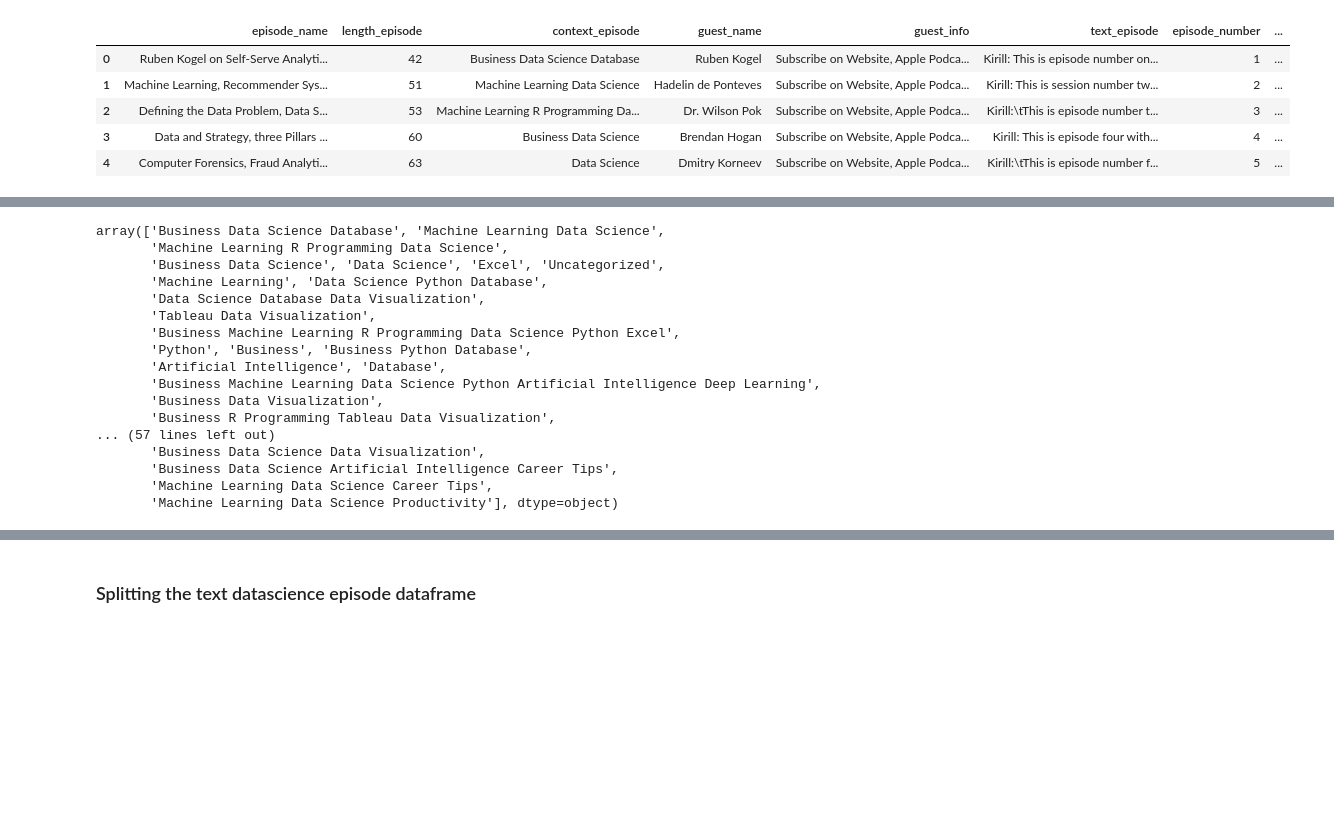
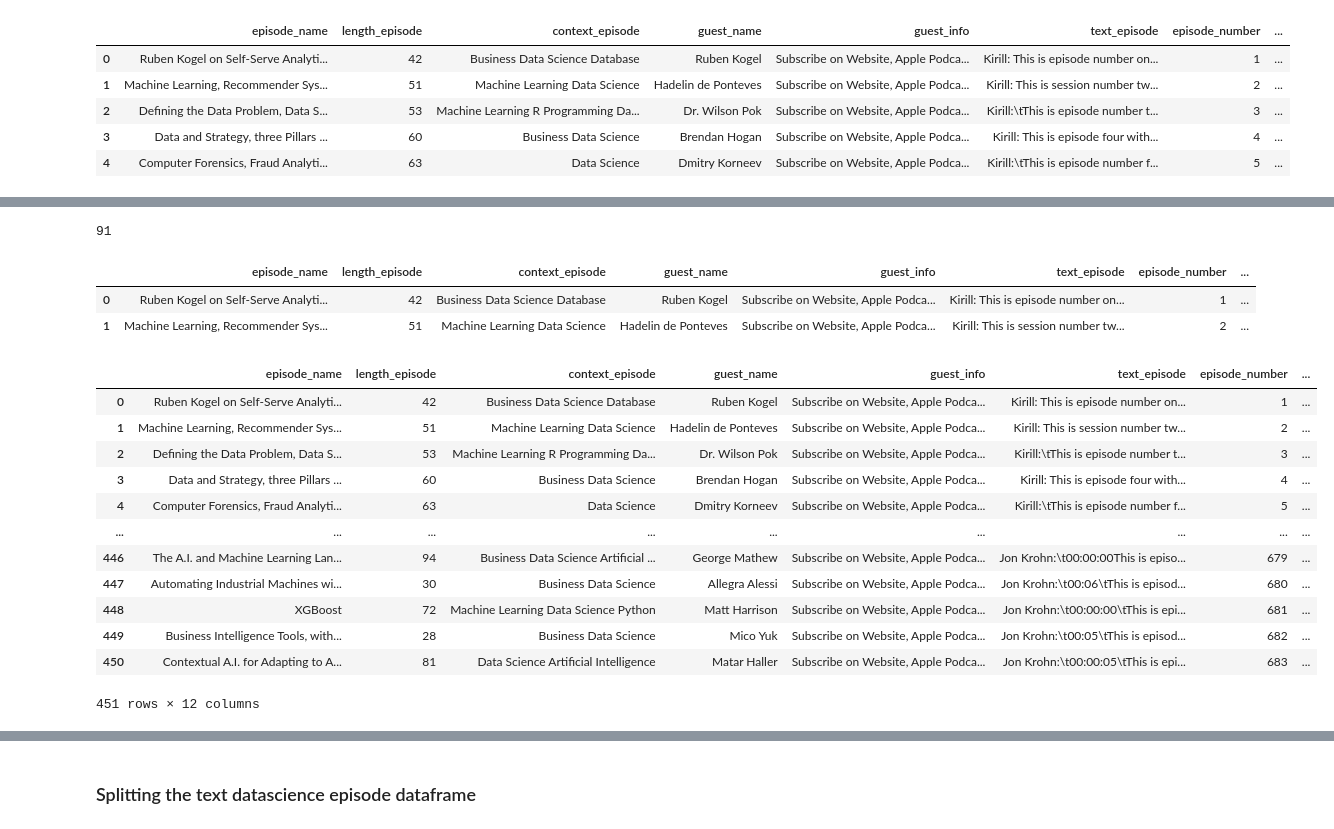
Before and after one commit to ashamaheshwari/SDS_podcast_analysis, a Jupyter notebook: notebooks/5. SDS_Text_Cleaning_2.ipynb, the cells around one changed output, grey strips where cells are left out. Cells and saved outputs as stored; diff of their text form; code cells hidden in the pictures; blank space fills up the shorter version.

Commit message:
r-classification of episodes done, doing keyword extraction

```diff
--- a/notebooks/5. SDS_Text_Cleaning_2.ipynb
+++ b/notebooks/5. SDS_Text_Cleaning_2.ipynb
@@ -265,22 +260,6 @@ sds_datascience.head()
 # %%
 sds_datascience.to_csv('../data/sds_datascience.csv', index = False)
 # %%
-sds_datascience['context_episode'].unique()
+sds_datascience['context_episode'].nunique()
 # %% [output]
-array(['Business Data Science Database', 'Machine Learning Data Science',
-       'Machine Learning R Programming Data Science',
-       'Business Data Science', 'Data Science', 'Excel', 'Uncategorized',
-       'Machine Learning', 'Data Science Python Database',
-       'Data Science Database Data Visualization',
-       'Tableau Data Visualization',
-       'Business Machine Learning R Programming Data Science Python Excel',
-       'Python', 'Business', 'Business Python Database',
-       'Artificial Intelligence', 'Database',
-       'Business Machine Learning Data Science Python Artificial Intelligence Deep Learning',
-       'Business Data Visualization',
-       'Business R Programming Tableau Data Visualization',
-... (57 lines left out)
-       'Business Data Science Data Visualization',
-       'Business Data Science Artificial Intelligence Career Tips',
-       'Machine Learning Data Science Career Tips',
-       'Machine Learning Data Science Productivity'], dtype=object)
+91
@@ -375,0 +266,27 @@ Data Science Career
+# %%
+sds_datascience = pd.read_csv('../data/sds_datascience.csv')
+# %%
+sds_datascience.head(2)
+# %% [output]
+|  | episode_name | length_episode | context_episode | guest_name | guest_info | text_episode | episode_number | ... |
+| 0 | Ruben Kogel on Self-Serve Analyti... | 42 | Business Data Science Database | Ruben Kogel | Subscribe on Website, Apple Podca... | Kirill: This is episode number on... | 1 | ... |
+| 1 | Machine Learning, Recommender Sys... | 51 | Machine Learning Data Science | Hadelin de Ponteves | Subscribe on Website, Apple Podca... | Kirill: This is session number tw... | 2 | ... |
+# %%
+# Duplicating context_episode column
+sds_datascience['class'] = sds_datascience['context_episode']
+# %%
+sds_datascience
+# %% [output]
+|  | episode_name | length_episode | context_episode | guest_name | guest_info | text_episode | episode_number | ... |
+| 0 | Ruben Kogel on Self-Serve Analyti... | 42 | Business Data Science Database | Ruben Kogel | Subscribe on Website, Apple Podca... | Kirill: This is episode number on... | 1 | ... |
+| 1 | Machine Learning, Recommender Sys... | 51 | Machine Learning Data Science | Hadelin de Ponteves | Subscribe on Website, Apple Podca... | Kirill: This is session number tw... | 2 | ... |
+| 2 | Defining the Data Problem, Data S... | 53 | Machine Learning R Programming Da... | Dr. Wilson Pok | Subscribe on Website, Apple Podca... | Kirill:\tThis is episode number t... | 3 | ... |
+| 3 | Data and Strategy, three Pillars ... | 60 | Business Data Science | Brendan Hogan | Subscribe on Website, Apple Podca... | Kirill: This is episode four with... | 4 | ... |
+| 4 | Computer Forensics, Fraud Analyti... | 63 | Data Science | Dmitry Korneev | Subscribe on Website, Apple Podca... | Kirill:\tThis is episode number f... | 5 | ... |
+| ... | ... | ... | ... | ... | ... | ... | ... | ... |
+| 446 | The A.I. and Machine Learning Lan... | 94 | Business Data Science Artificial ... | George Mathew | Subscribe on Website, Apple Podca... | Jon Krohn:\t00:00:00This is episo... | 679 | ... |
+| 447 | Automating Industrial Machines wi... | 30 | Business Data Science | Allegra Alessi | Subscribe on Website, Apple Podca... | Jon Krohn:\t00:06\tThis is episod... | 680 | ... |
+| 448 | XGBoost | 72 | Machine Learning Data Science Python | Matt Harrison | Subscribe on Website, Apple Podca... | Jon Krohn:\t00:00:00\tThis is epi... | 681 | ... |
+| 449 | Business Intelligence Tools, with... | 28 | Business Data Science | Mico Yuk | Subscribe on Website, Apple Podca... | Jon Krohn:\t00:05\tThis is episod... | 682 | ... |
+| 450 | Contextual A.I. for Adapting to A... | 81 | Data Science Artificial Intelligence | Matar Haller | Subscribe on Website, Apple Podca... | Jon Krohn:\t00:00:05\tThis is epi... | 683 | ... |
+451 rows × 12 columns
```
Also changed, not shown: parts of 42 cells of this notebook, 2 other files.
